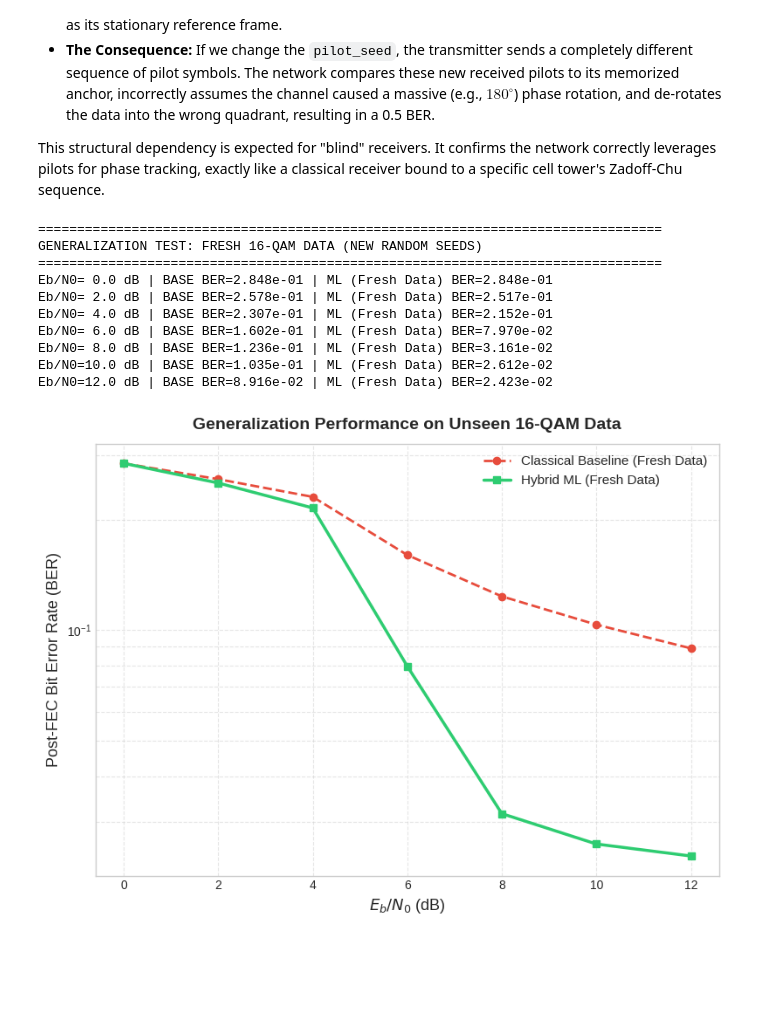
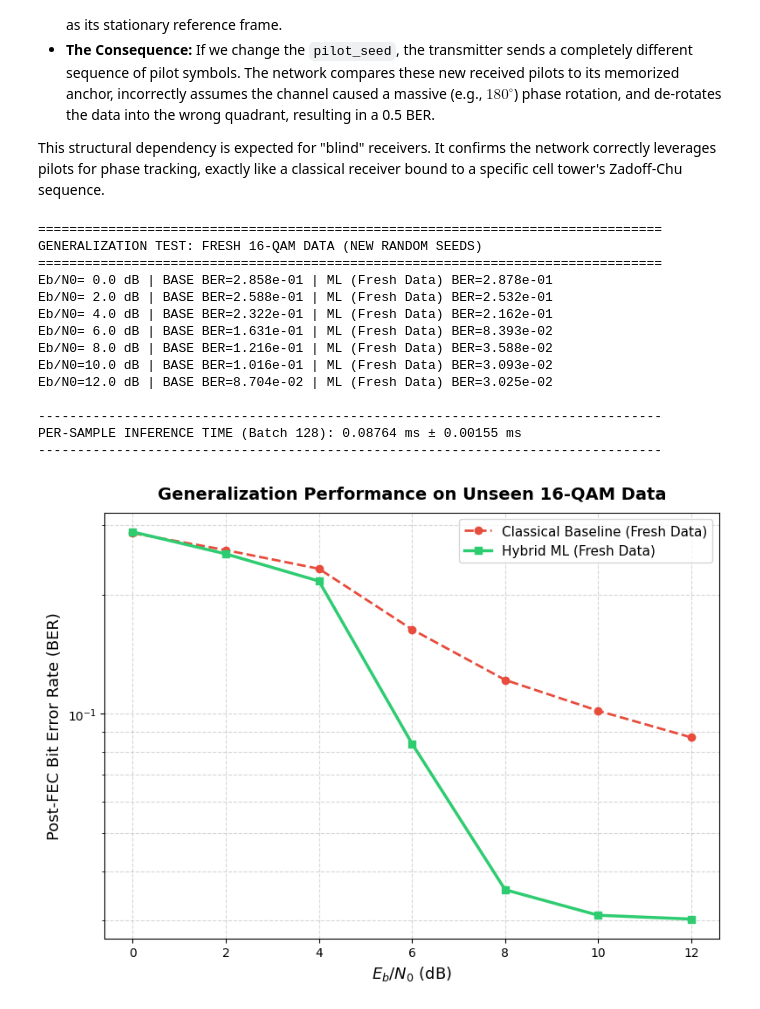
Before and after one commit to giankev/lightweight-model-for-signal-processing, a Jupyter notebook: 09_Hybrid_LA_NN_OFDM_Starved.ipynb, the cells around one changed output. Saved outputs shown, nothing was run; the diff lists cells and outputs as text; code cells hidden in the pictures; blank space fills up the shorter version.

Commit message:
Model comparisons

```diff
--- a/09_Hybrid_LA_NN_OFDM_Starved.ipynb
+++ b/09_Hybrid_LA_NN_OFDM_Starved.ipynb
@@ -941,23 +941,27 @@ import numpy as np
 import matplotlib.pyplot as plt
 import torch
 import tensorflow as tf
+import time
 
 print("\n" + "="*80)
 print("GENERALIZATION TEST: FRESH 16-QAM DATA (NEW RANDOM SEEDS)")
 print("="*80)
 
+NUM_EVAL_EXAMPLES = 1024
+EVAL_BATCH_SIZE = 128
+
 # 1. Define a config with COMPLETELY DIFFERENT SEEDS for Data and Noise
 cfg_fresh = SimConfig(**{
     **cfg_ofdm.__dict__,
-    "num_examples": 5000,
-    "seed": 999,          # Completely new user data bits
-    "seed_noise": 888,    # Completely new channel noise
-    # We REMOVE "pilot_seed" so it uses the same reference anchor the model learned
+    "num_examples": NUM_EVAL_EXAMPLES,
+    "seed": 999,
+    "seed_noise": 888,
 })
 
 ebn0_range_eval = range(0, 13, 2)
 fresh_base_ber, fresh_ml_ber = [], []
-eval_batch_size = 500 # Prevents GPU OOM on 5000 examples
+
+inference_times_per_sample = []
 
 model_ofdm.eval()
 with torch.no_grad():
@@ -972,20 +976,37 @@ with torch.no_grad():
         rx_base = classical_receiver(cfg_eval, full_tf)
         fresh_base_ber.append(rx_base["metrics"]["ber_post_info"])
 
-        # 4. ML Model Evaluation (Batched)
-        x_rx_t_full = torch.tensor(ds_eval["rx_iq_data_time"]).permute(0, 2, 1).float().to(DEVICE)
-        x_pilot_t_full = torch.tensor(ds_eval["rx_iq_pilot_time"]).permute(0, 2, 1).float().to(DEVICE)
+        # 4. ML Model Evaluation
+        # .contiguous() prevents cuFFT CUFFT_INVALID_SIZE layout crashes
+        x_rx_t_full = torch.tensor(ds_eval["rx_iq_data_time"]).permute(0, 2, 1).contiguous().float().to(DEVICE)
+        x_pilot_t_full = torch.tensor(ds_eval["rx_iq_pilot_time"]).permute(0, 2, 1).contiguous().float().to(DEVICE)
         info_bits_np = ds_eval["info_bits"]
 
         llr_ml_list = []
 
-        # Process in chunks to keep memory safe
-        for b in range(0, 5000, eval_batch_size):
-            x_rx_batch = x_rx_t_full[b : b + eval_batch_size]
-            x_pilot_batch = x_pilot_t_full[b : b + eval_batch_size]
+        # Process in batches
+        for b in range(0, NUM_EVAL_EXAMPLES, EVAL_BATCH_SIZE):
+            x_rx_batch = x_rx_t_full[b : b + EVAL_BATCH_SIZE]
+            x_pilot_batch = x_pilot_t_full[b : b + EVAL_BATCH_SIZE]
+            batch_sz = x_rx_batch.size(0)
 
-            # Forward pass (mix_ratio=1.0 uses pure model estimation)
+            # --- START STRICT TIMING ---
+            if x_rx_batch.device.type == 'cuda':
+                torch.cuda.synchronize()
+            start_t = time.perf_counter()
+
+            # Forward pass
             bit_logits, _, _, _ = model_ofdm(x_rx_batch, x_pilot_batch, mix_ratio=1.0)
+
+            if x_rx_batch.device.type == 'cuda':
+                torch.cuda.synchronize()
+            end_t = time.perf_counter()
+
+            # Calculate effective time PER SAMPLE for this batch
+            per_sample_ms = ((end_t - start_t) * 1000) / batch_sz
+            inference_times_per_sample.append(per_sample_ms)
+            # --- END STRICT TIMING ---
+
             llr_ml_batch = bit_logits.permute(0, 2, 1).reshape(bit_logits.size(0), -1).cpu().numpy()
             llr_ml_list.append(llr_ml_batch)
 
@@ -994,38 +1015,54 @@ with torch.no_grad():
         # LLR Calibration
         snr_lin = 10 ** (ebno / 10.0)
         scale = snr_lin / 4.0 if ebno > 6 else 1.0 + (ebno * 0.5)
         llr_tf = tf.convert_to_tensor(llr_ml_np * scale, dtype=tf.float32)
         info_tf = tf.convert_to_tensor(info_bits_np, dtype=tf.uint8)
 
         # LDPC Decoding
         _, _, _, _, decoder = build_sionna_blocks(cfg_eval)
         info_hat = tf.cast(decoder(llr_tf) > 0.5, tf.uint8)
 
         ml_ber_v = float(tf.reduce_mean(tf.cast(info_hat != info_tf, tf.float32)).numpy())
         fresh_ml_ber.append(ml_ber_v)
 
         print(f"Eb/N0={ebno:4.1f} dB | BASE BER={fresh_base_ber[-1]:.3e} | ML (Fresh Data) BER={ml_ber_v:.3e}")
 
+# --- Calculate and Print True Per-Sample Inference Stats ---
+# Discard the very first few batches to account for GPU warm-up spike
+warmup_offset = 2
+valid_times = inference_times_per_sample[warmup_offset:]
+
+avg_inf_ms = np.mean(valid_times)
+std_inf_ms = np.std(valid_times)
+
+print("\n" + "-"*80)
+print(f"PER-SAMPLE INFERENCE TIME (Batch {EVAL_BATCH_SIZE}): {avg_inf_ms:.5f} ms ± {std_inf_ms:.5f} ms")
+print("-" * 80 + "\n")
+
 # --- Plotting the Generalization Curve ---
 plt.figure(figsize=(8, 6))
 plt.semilogy(ebn0_range_eval, fresh_base_ber, color='#e74c3c', marker='o', linestyle='--', linewidth=2, label='Classical Baseline (Fresh Data)')
 plt.semilogy(ebn0_range_eval, fresh_ml_ber, color='#2ecc71', marker='s', linestyle='-', linewidth=2.5, label='Hybrid ML (Fresh Data)')
 plt.title("Generalization Performance on Unseen 16-QAM Data", fontsize=14, fontweight='bold', pad=12)
 plt.xlabel(r"$E_b/N_0$ (dB)", fontsize=13)
 plt.ylabel("Post-FEC Bit Error Rate (BER)", fontsize=13)
 plt.grid(True, which="both", ls="--", alpha=0.5)
 plt.legend(fontsize=11)
 plt.tight_layout()
 plt.show()
 # %% [output]
 ================================================================================
 GENERALIZATION TEST: FRESH 16-QAM DATA (NEW RANDOM SEEDS)
 ================================================================================
-Eb/N0= 0.0 dB | BASE BER=2.848e-01 | ML (Fresh Data) BER=2.848e-01
-Eb/N0= 2.0 dB | BASE BER=2.578e-01 | ML (Fresh Data) BER=2.517e-01
-Eb/N0= 4.0 dB | BASE BER=2.307e-01 | ML (Fresh Data) BER=2.152e-01
-Eb/N0= 6.0 dB | BASE BER=1.602e-01 | ML (Fresh Data) BER=7.970e-02
-Eb/N0= 8.0 dB | BASE BER=1.236e-01 | ML (Fresh Data) BER=3.161e-02
-Eb/N0=10.0 dB | BASE BER=1.035e-01 | ML (Fresh Data) BER=2.612e-02
-Eb/N0=12.0 dB | BASE BER=8.916e-02 | ML (Fresh Data) BER=2.423e-02
+Eb/N0= 0.0 dB | BASE BER=2.858e-01 | ML (Fresh Data) BER=2.878e-01
+Eb/N0= 2.0 dB | BASE BER=2.588e-01 | ML (Fresh Data) BER=2.532e-01
+Eb/N0= 4.0 dB | BASE BER=2.322e-01 | ML (Fresh Data) BER=2.162e-01
+Eb/N0= 6.0 dB | BASE BER=1.631e-01 | ML (Fresh Data) BER=8.393e-02
+Eb/N0= 8.0 dB | BASE BER=1.216e-01 | ML (Fresh Data) BER=3.588e-02
+Eb/N0=10.0 dB | BASE BER=1.016e-01 | ML (Fresh Data) BER=3.093e-02
+Eb/N0=12.0 dB | BASE BER=8.704e-02 | ML (Fresh Data) BER=3.025e-02
+
+--------------------------------------------------------------------------------
+PER-SAMPLE INFERENCE TIME (Batch 128): 0.08764 ms ± 0.00155 ms
+--------------------------------------------------------------------------------
-[figure, old version]
+[figure, new version]
```
Also changed, not shown: parts of 3 cells of this notebook, 11 other files.
